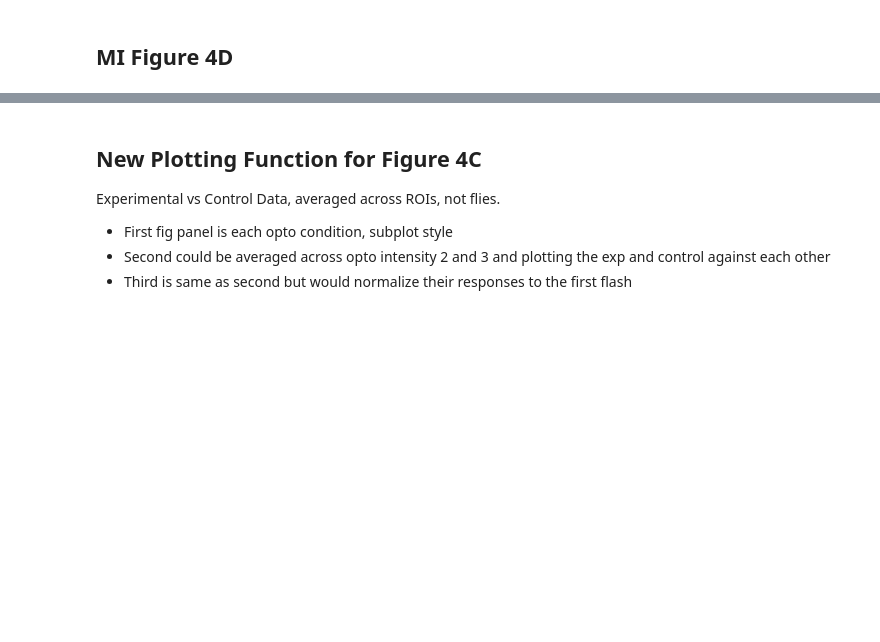
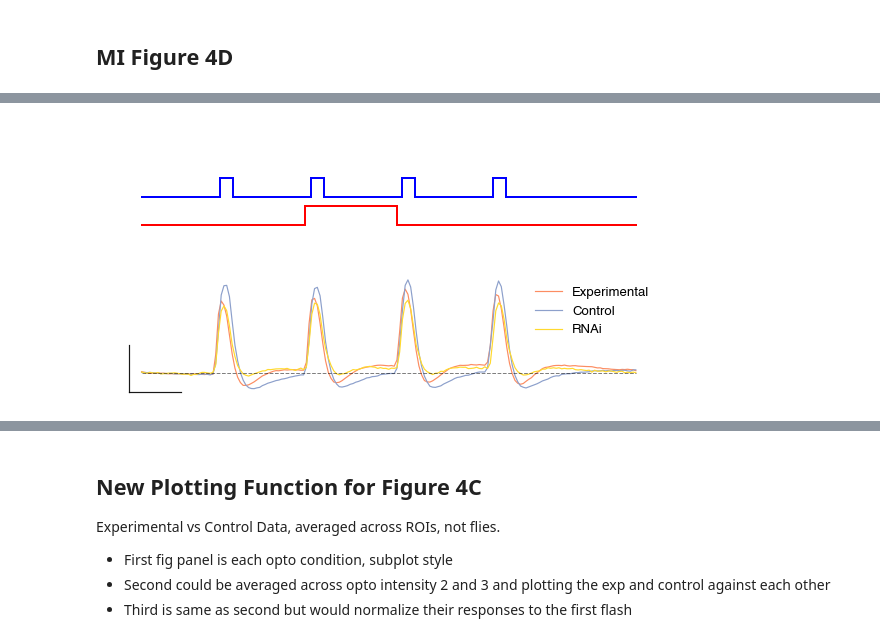
Before and after one commit to Biofall/two_photon_analysis, a Jupyter notebook: notebooks/fig_generator.ipynb, the cells around one changed output, grey strips where cells are left out. Drawn from its saved outputs; the diff is of its cells as text; code cells hidden in the pictures; blank space fills up the shorter version.

Commit message:
jupyter nb stuff

```diff
--- a/notebooks/fig_generator.ipynb
+++ b/notebooks/fig_generator.ipynb
@@ -657,5 +812,5 @@ def concatenateROIdata(which_layers, silent=False):
 # %%
-roi_data_prox_control = concatenateROIdata(mi1_control_prox, silent=False)
-roi_data_prox_exp = concatenateROIdata(mi1_prox_good, silent=False)
-roi_data_prox_rnai = concatenateROIdata(mi1_rnai_prox, silent=False)
+roi_data_prox_control, control_sample_periods = concatenateROIdata(mi1_control_prox, silent=False)
+roi_data_prox_exp, exp_sample_periods = concatenateROIdata(mi1_prox_good, silent=False)
+roi_data_prox_rnai, rnai_sample_periods = concatenateROIdata(mi1_rnai_prox, silent=False)
 # %% [output]
@@ -691,0 +884,87 @@ plt.legend(['Control', 'Experimental', 'RNAi'])
+# %%
+# average across all the opto intensities
+roi_data_prox_control_optoavg = np.nanmean(roi_data_prox_control, axis=1)
+roi_data_prox_exp_optoavg = np.nanmean(roi_data_prox_exp, axis=1)
+roi_data_prox_rnai_optoavg = np.nanmean(roi_data_prox_rnai, axis=1)
+
+# convert frames into seconds
+# %%
+save_fig = True
+boring_colors = False
+
+if boring_colors:
+    cmap = plt.get_cmap('Greys')
+    colors = [cmap(i) for i in np.linspace(0.4, 1, 3)]
+else:
+    cmap = plt.get_cmap('Set2') # also 'cool' 'winter' 'PRGn' 'Pastel1' 'YlGnBu' 'twilight'
+    colors = [cmap(i) for i in np.linspace(0, 1.0, 8)]
+
+# Create a figure
+fig, ax = plt.subplots(2, 1, figsize=(10, 5), sharey=True, sharex=True)
+
+
+# finding vis flash locations
+flash_start, flash_end = visFlash(ID)
+print(flash_start)
+
+plot_tools.cleanAxes(ax[0])
+# OPTO stim plotting
+# plot a stepwise function above for the opto stim. It increases at led_start_time and decreases at led_end_time
+led_start_time = ID.getRunParameters('pre_time')+ID.getRunParameters('led_time')
+led_end_time = led_start_time + ID.getRunParameters('led_duration')
+# plot the stepwise function
+led_base = 0 #y_high*0.9
+led_high = 0.2 #y_high*0.95
+ax[0].plot([0, led_start_time], [led_base, led_base], color='r', linewidth=2, label='LED')
+ax[0].plot([led_start_time, led_start_time], [led_base, led_high], color='r', linewidth=2)
+ax[0].plot([led_start_time, led_end_time], [led_high, led_high], color='r', linewidth=2)
+ax[0].plot([led_end_time, led_end_time], [led_high, led_base], color='r', linewidth=2)
+ax[0].plot([led_end_time, trial_time[-1]], [led_base, led_base], color='r', linewidth=2)
+
+# VISUAL flash stim plotting
+# plot a stepwise function that increases at each visual flash start time and decreases at each visual flash end time
+vis_base = 0.3
+vis_high = 0.5
+ax[0].plot([0, flash_start[0]], [vis_base, vis_base], color='b', linewidth=2, label='Visual Flash')
+for flash in range(len(flash_start)):
+    ax[0].plot([flash_start[flash], flash_start[flash]], [vis_base, vis_high], color='b', linewidth=2)
+    ax[0].plot([flash_start[flash], flash_end[flash]], [vis_high, vis_high], color='b', linewidth=2)
+    ax[0].plot([flash_end[flash], flash_end[flash]], [vis_high, vis_base], color='b', linewidth=2)
+    if flash != len(flash_start)-1:
+        ax[0].plot([flash_end[flash], flash_start[flash+1]], [vis_base, vis_base], color='b', linewidth=2)
+    else:
+        ax[0].plot([flash_end[flash], trial_time[-1]], [vis_base, vis_base], color='b', linewidth=2)
+
+
+ax[1].plot(trial_time, np.nanmean(roi_data_prox_exp_optoavg, axis=0), color=colors[1])
+ax[1].plot(trial_time, np.nanmean(roi_data_prox_control_optoavg, axis=0), color=colors[2])
+ax[1].plot(trial_time, np.nanmean(roi_data_prox_rnai_optoavg, axis=0), color=colors[5])
+
+ax[1].plot([0, trial_time[-1]], [0, 0], color='k', linewidth=1, linestyle='--', alpha=0.5)
+
+
+# show legend and set the background to be transparent
+plt.legend(['Experimental', 'Control', 'RNAi'], frameon=False)
+
+fh.set_tight_layout(True)
+# Plotting function stuff
+plot_tools.cleanAxes(ax[1])
+plot_tools.addScaleBars(ax[1], dT=2, dF=0.5, T_value=-0.5, F_value=-0.2)
+
+
+if save_fig == True:
+    fig.savefig(
+    save_directory
+    + "5C-ALT.AverageTracesCrossCondition.ByROI.boring-"
+    + str(boring_colors)
+    + ".svg",
+    dpi=300, bbox_inches='tight', transparent=True,
+    )
+    fig.savefig(
+    save_directory
+    + "5C-ALT.AverageTracesCrossCondition.ByROI.boring-"
+    + str(boring_colors)
+    + ".png",
+    dpi=300, bbox_inches='tight', transparent=True,
+    )
+# %% [output]
@@ -691,0 +972 @@ plt.legend(['Control', 'Experimental', 'RNAi'])
+[figure, added]
```
Also changed, not shown: parts of 57 cells of this notebook.
